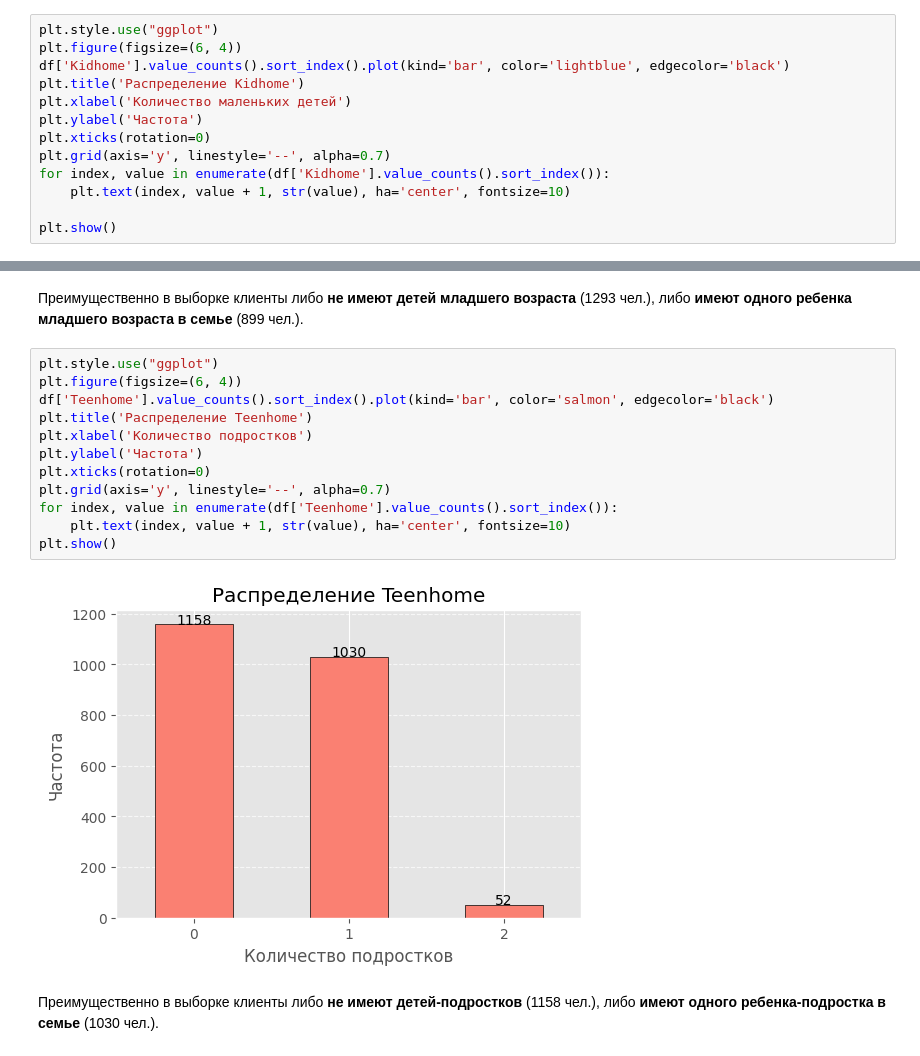
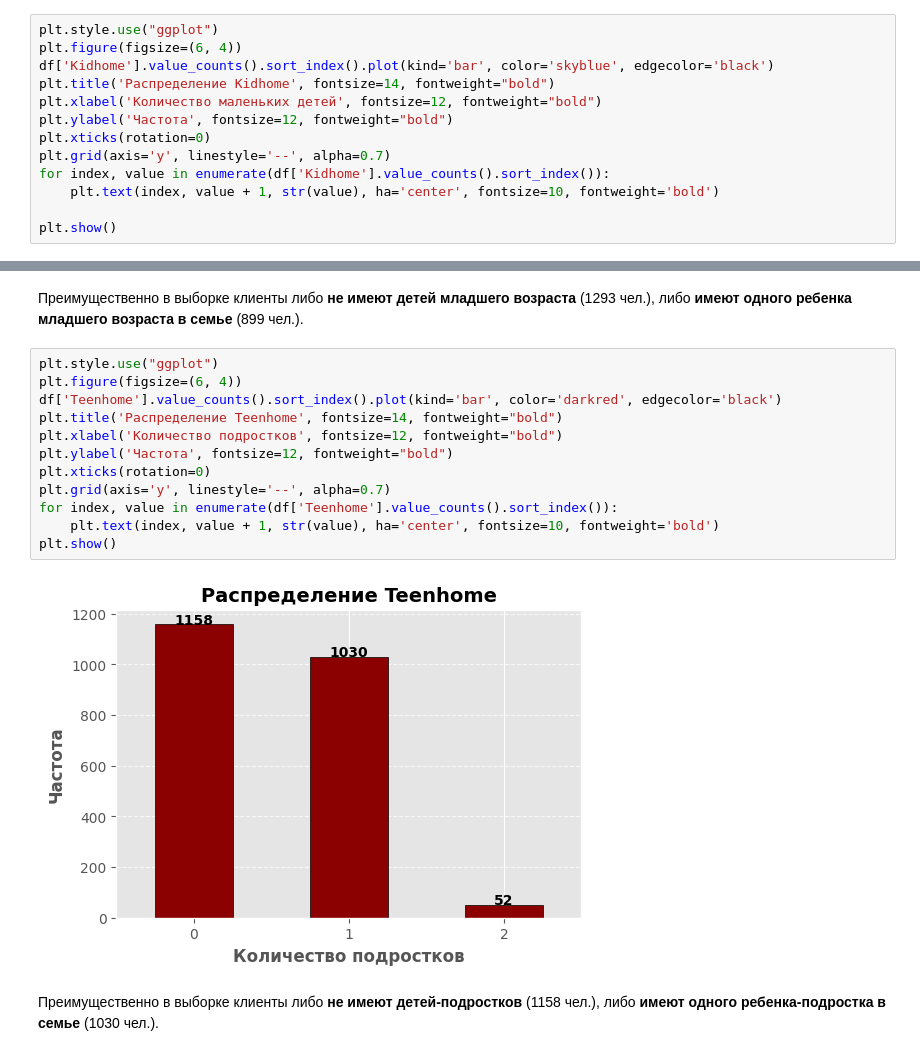
Before and after one commit to AndreyTrichev/customer-purchase-prediction, a Jupyter notebook: EDA_dev.ipynb, the cells around one changed output, grey strips where cells are left out. Drawn from its saved outputs; the diff is of its cells as text.

```diff
--- a/EDA_dev.ipynb
+++ b/EDA_dev.ipynb
@@ -631,14 +662,14 @@ Index: []
 # %%
 plt.style.use("ggplot")
 plt.figure(figsize=(6, 4))
-df['Kidhome'].value_counts().sort_index().plot(kind='bar', color='lightblue', edgecolor='black')
-plt.title('Распределение Kidhome')
-plt.xlabel('Количество маленьких детей')
-plt.ylabel('Частота')
+df['Kidhome'].value_counts().sort_index().plot(kind='bar', color='skyblue', edgecolor='black')
+plt.title('Распределение Kidhome', fontsize=14, fontweight="bold")
+plt.xlabel('Количество маленьких детей', fontsize=12, fontweight="bold")
+plt.ylabel('Частота', fontsize=12, fontweight="bold")
 plt.xticks(rotation=0)
 plt.grid(axis='y', linestyle='--', alpha=0.7)
 for index, value in enumerate(df['Kidhome'].value_counts().sort_index()):
-    plt.text(index, value + 1, str(value), ha='center', fontsize=10)
+    plt.text(index, value + 1, str(value), ha='center', fontsize=10, fontweight='bold')
 
 plt.show()
 # %% [output]
@@ -648,17 +679,17 @@ plt.show()
 # %%
 plt.style.use("ggplot")
 plt.figure(figsize=(6, 4))
-df['Teenhome'].value_counts().sort_index().plot(kind='bar', color='salmon', edgecolor='black')
-plt.title('Распределение Teenhome')
-plt.xlabel('Количество подростков')
-plt.ylabel('Частота')
+df['Teenhome'].value_counts().sort_index().plot(kind='bar', color='darkred', edgecolor='black')
+plt.title('Распределение Teenhome', fontsize=14, fontweight="bold")
+plt.xlabel('Количество подростков', fontsize=12, fontweight="bold")
+plt.ylabel('Частота', fontsize=12, fontweight="bold")
 plt.xticks(rotation=0)
 plt.grid(axis='y', linestyle='--', alpha=0.7)
 for index, value in enumerate(df['Teenhome'].value_counts().sort_index()):
-    plt.text(index, value + 1, str(value), ha='center', fontsize=10)
+    plt.text(index, value + 1, str(value), ha='center', fontsize=10, fontweight='bold')
 plt.show()
 # %% [output]
-[figure, old version]
+[figure, new version]
 # %% [markdown]
 Преимущественно в выборке клиенты либо **не имеют детей-подростков** (1158 чел.), либо **имеют одного ребенка-подростка в семье** (1030 чел.).
 # %%
```
Also changed, not shown: parts of 18 cells of this notebook.
